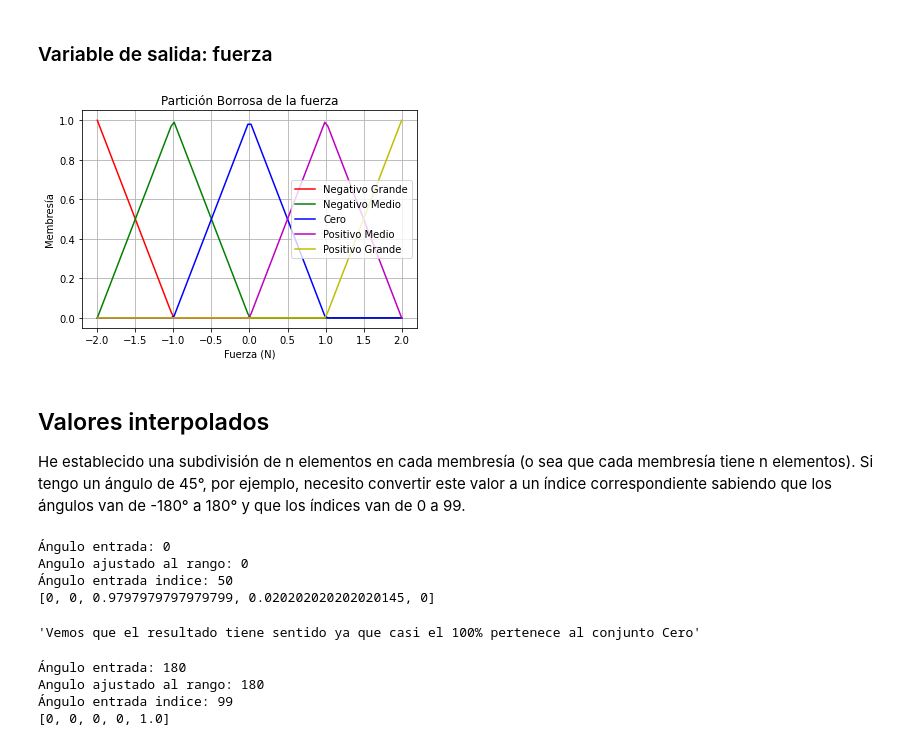
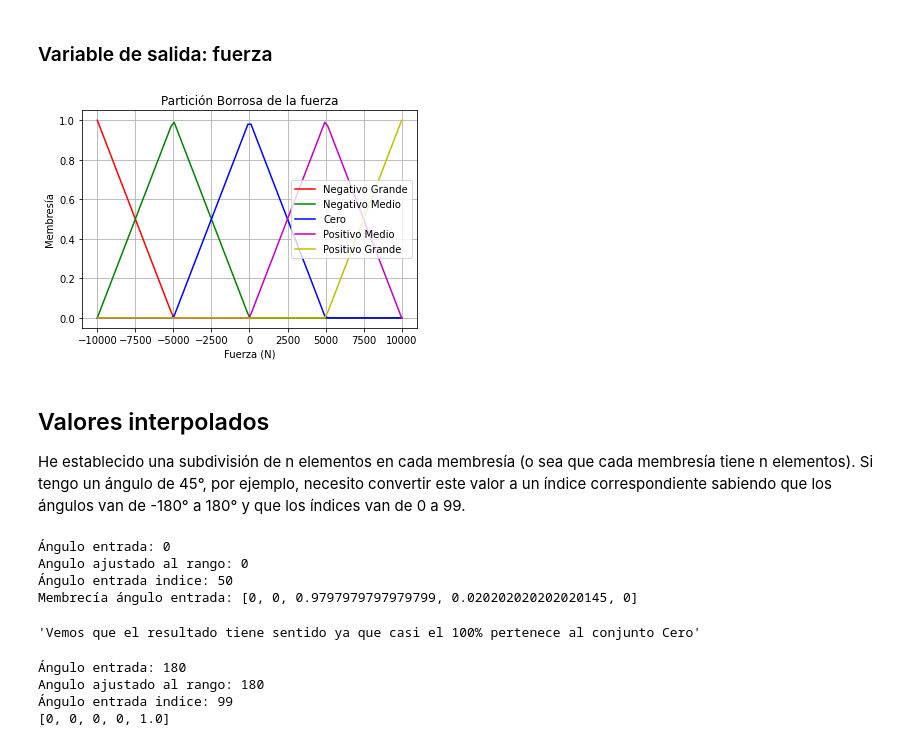
Before and after one commit to mabustillo14/IA2-2023, a Jupyter notebook: Trabajo_Practico_2/Ej3_LogicaDifusa/PruebaLogicaDifusa.ipynb, the cells around one changed output. Cells and saved outputs as stored; diff of their text form; code cells hidden in the pictures.

```diff
--- a/Trabajo_Practico_2/Ej3_LogicaDifusa/PruebaLogicaDifusa.ipynb
+++ b/Trabajo_Practico_2/Ej3_LogicaDifusa/PruebaLogicaDifusa.ipynb
@@ -96,33 +96,33 @@ plt.show()
 # %% [markdown]
 ### Variable de salida: fuerza
 # %%
-f_max = 2
+f_max = 10000
 f_min = -f_max
 
 picos_f = [f_min, f_min/2, 0, f_max/2, f_max]
 ancho_f = f_max/2
 
 # Datos de fuerzas entre -2 y 2
 fuerzas = np.linspace(f_min, f_max, n)
 
 #Calcular membresía para cada fuerza
 membresia_fuerzas = [particiones_borrosas(fuerza, picos_f, ancho_f) for fuerza in fuerzas]
 
 # Graficar los conjuntos borrosos
 conjuntos = ['Negativo Grande', 'Negativo Medio', 'Cero', 'Positivo Medio', 'Positivo Grande']
 colores = ['r', 'g', 'b', 'm', 'y']
 
 for i in range(len(conjuntos)):
     plt.plot(fuerzas, [m[i] for m in membresia_fuerzas], label=conjuntos[i], color=colores[i])
 
 plt.xlabel('Fuerza (N)')
 plt.ylabel('Membresía')
 plt.title('Partición Borrosa de la fuerza')
 plt.legend()
 plt.grid(True)
 plt.show()
 # %% [output]
-[figure, old version]
+[figure, new version]
 # %% [markdown]
 ## Valores interpolados
 
@@ -169,14 +169,14 @@ angulo_entrada_interpolado = indice_valor(angulo_ajustado, -180, 180, n)
 print(f"Ángulo entrada indice: {angulo_entrada_interpolado}")
 
 #Vemos la membrecía del ángulo interpolado
-print(membresia_angulos[angulo_entrada_interpolado])
+print(f"Membrecía ángulo entrada: {membresia_angulos[angulo_entrada_interpolado]}")
 
 '''Vemos que el resultado tiene sentido ya que casi el 100% pertenece al conjunto Cero'''
 # %% [output]
 Ángulo entrada: 0
 Angulo ajustado al rango: 0
 Ángulo entrada indice: 50
-[0, 0, 0.9797979797979799, 0.020202020202020145, 0]
+Membrecía ángulo entrada: [0, 0, 0.9797979797979799, 0.020202020202020145, 0]
 'Vemos que el resultado tiene sentido ya que casi el 100% pertenece al conjunto Cero'
 # %%
 ''' Ejemplo ángulo 180° '''
```
Also changed, not shown: parts of 6 cells of this notebook, 1 other file.
